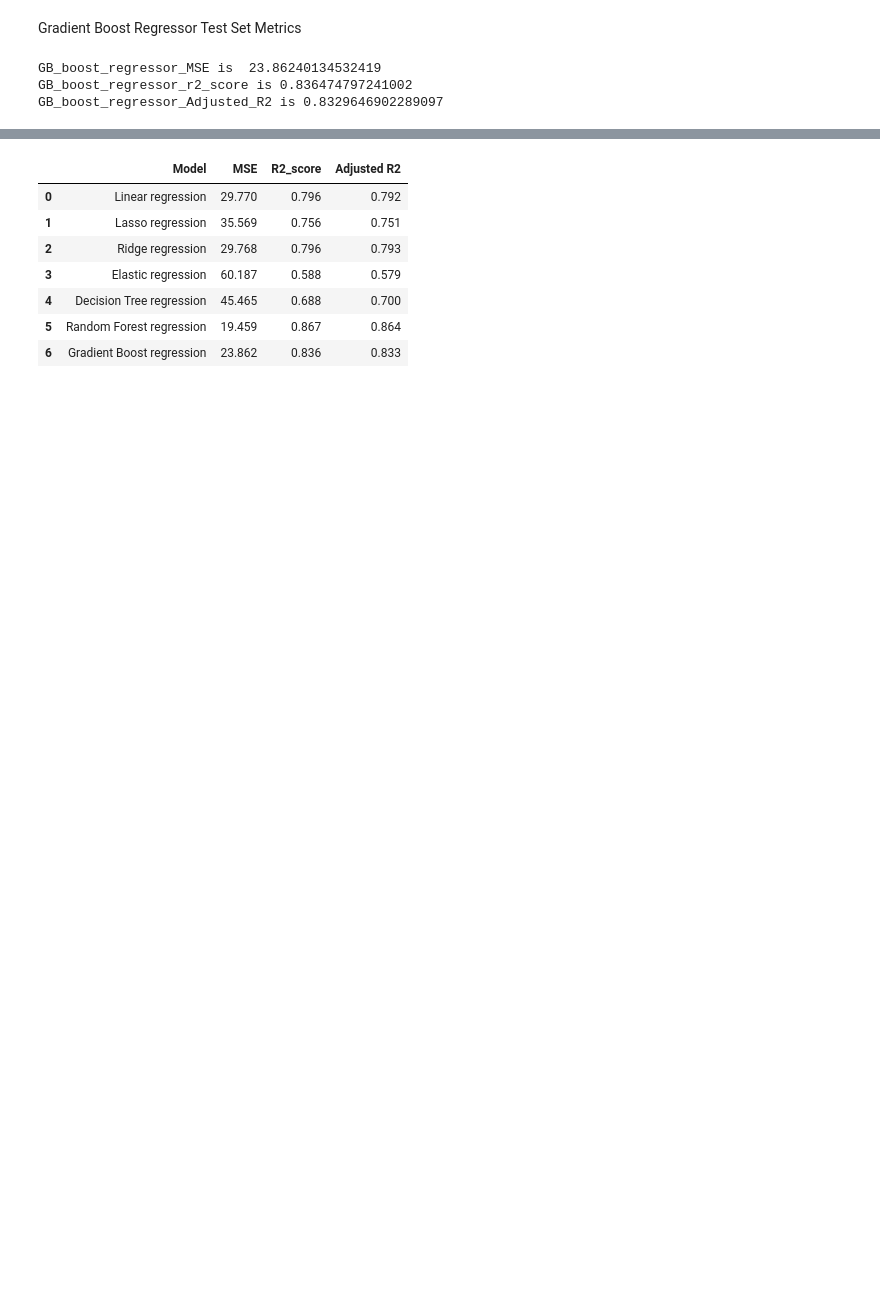
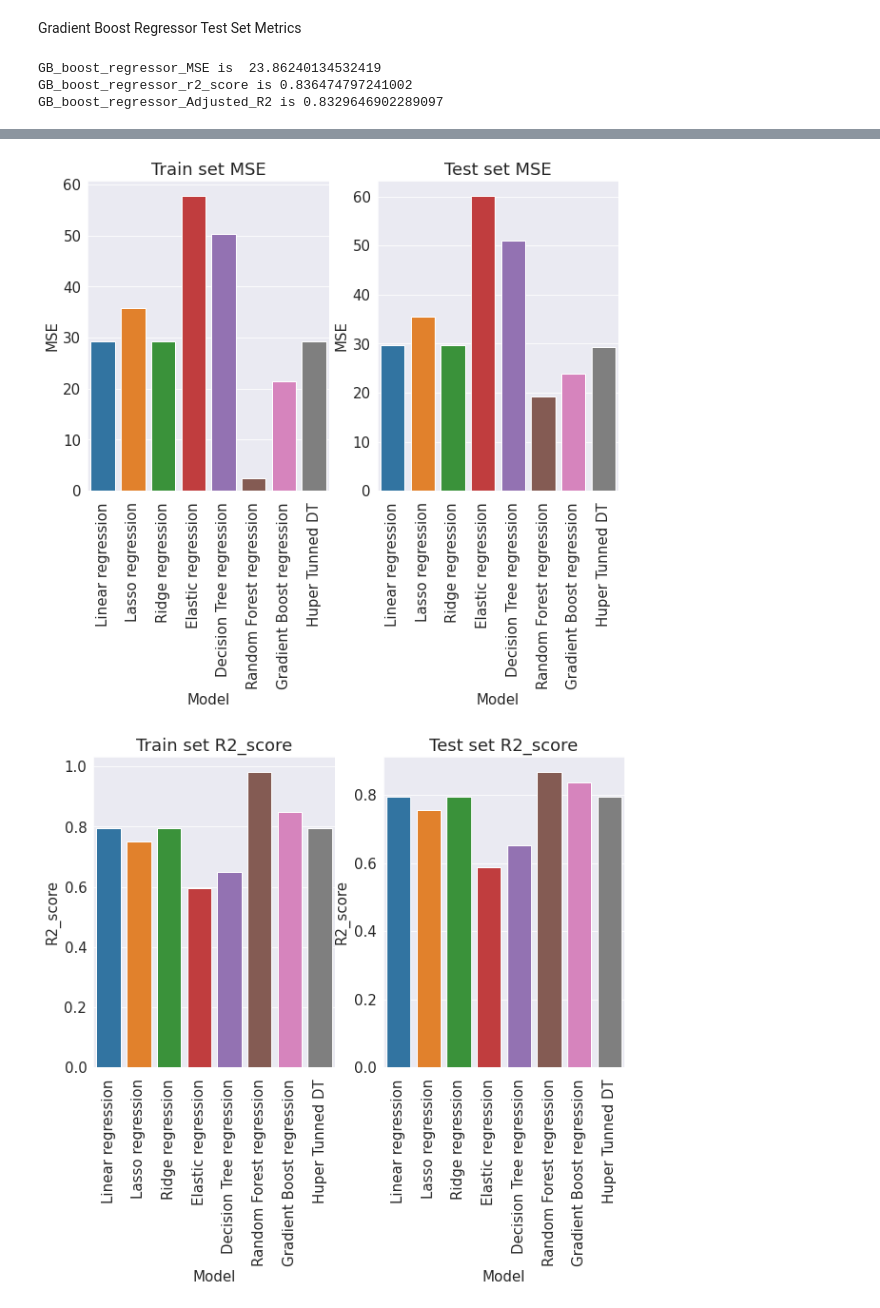
Before and after one commit to GoPlusUltra/Bike-Sharing-Prediction-Model, a Jupyter notebook: Copy_of_Bike_Sharing_Demand_Prediction_Capstone_Project.ipynb, the cells around one changed output, grey strips where cells are left out. Saved outputs shown, nothing was run; the diff lists cells and outputs as text; code cells hidden in the pictures; blank space fills up the shorter version.

```diff
--- a/Copy_of_Bike_Sharing_Demand_Prediction_Capstone_Project.ipynb
+++ b/Copy_of_Bike_Sharing_Demand_Prediction_Capstone_Project.ipynb
@@ -1067,0 +1121,9 @@ test_df=test_df.append(test_model_metrics_dict,ignore_index=True)
+# %%
+decision_tree_tunn_MSE=mean_squared_error(y_test,y_pred_test)
+print('decision_tree_reg_MSE is ',decision_tree_tunn_MSE)
+
+decision_tree_tunn_r2_score=r2_score(y_test,y_pred_test)
+print('decision_tree_reg_r2_score is',decision_tree_tunn_r2_score)
+
+decision_tree_tunn_Adjusted_R2=(1-(1-r2_score((y_test), (y_pred_test)))*((X_test.shape[0]-1)/(X_test.shape[0]-X_test.shape[1]-1)))
+print('decision_tree_reg_Adjusted_R2 is',decision_tree_tunn_Adjusted_R2)
@@ -1068,3 +1134,11 @@ test_df=test_df.append(test_model_metrics_dict,ignore_index=True)
+# %%
+# storing the test set metrics value in a dataframe for later comparison
+test_model_metrics_dict={'Model':'Huper Tunned DT ',
+       'MSE':round((decision_tree_tunn_MSE),3),
+       'R2_score':round((decision_tree_tunn_r2_score),3),
+       'Adjusted R2':round((decision_tree_tunn_Adjusted_R2 ),3)
+       }
+test_df=test_df.append(test_model_metrics_dict,ignore_index=True)
 # %% [markdown]
 # Implementing Random Forest Regression
 # %%
@@ -1216,11 +1278,24 @@ train_df
-# %%
-test_df
-# %% [output]
-|  | Model | MSE | R2_score | Adjusted R2 |
-| 0 | Linear regression | 29.770 | 0.796 | 0.792 |
-| 1 | Lasso regression | 35.569 | 0.756 | 0.751 |
-| 2 | Ridge regression | 29.768 | 0.796 | 0.793 |
-| 3 | Elastic regression | 60.187 | 0.588 | 0.579 |
-| 4 | Decision Tree regression | 45.465 | 0.688 | 0.700 |
-| 5 | Random Forest regression | 19.459 | 0.867 | 0.864 |
-| 6 | Gradient Boost regression | 23.862 | 0.836 | 0.833 |
+# %%
+def bar_plot(df1,df2,column):
+  '''
+  This funstion is used to compare the Evaluation metrics of both train and test sets of different models
+  '''
+  plt.figure(figsize=(10,6))
+  plt.subplot(1,2,1)
+  plt.title(str(('Train set ')+column))
+  sns.barplot(x='Model', y=column, data=df1)
+  plt.xticks(rotation=(90))
+  plt.subplot(1,2,2)
+  plt.title(str(('Test set ')+column))
+  sns.barplot(x='Model', y=column, data=df2)
+  plt.xticks(rotation=(90))
+  plt.show()
+# %%
+metrics_list=list(train_df.columns)
+metrics_list.remove('Model')
+# %%
+for i in metrics_list:
+    bar_plot(train_df,test_df,i)
+# %% [output]
+[figure, added]
+[figure, added]
```
Also changed, not shown: parts of 28 cells of this notebook.
